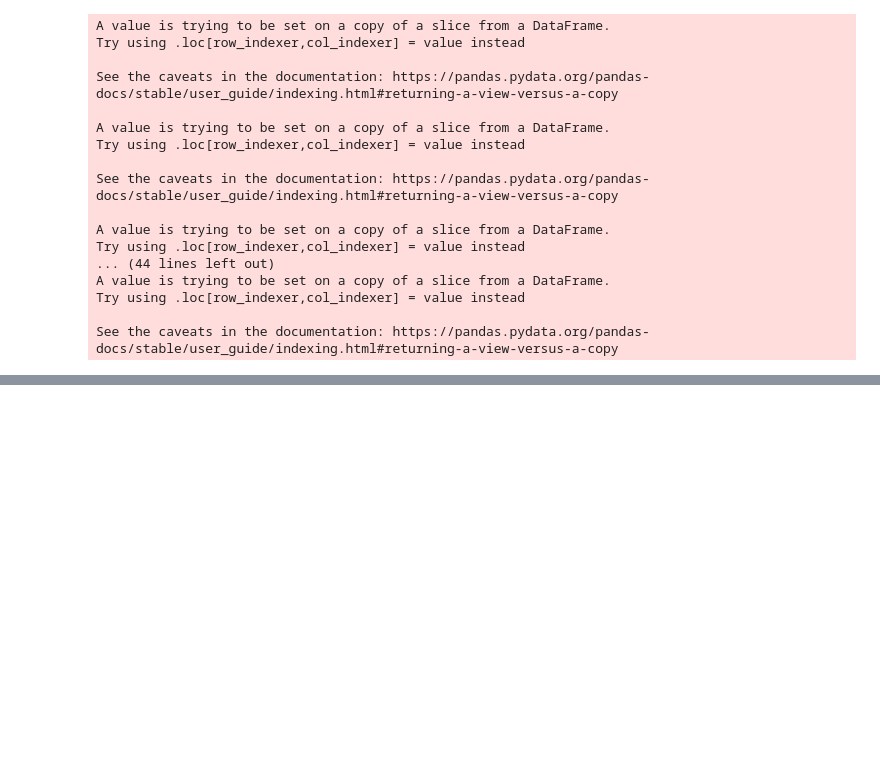
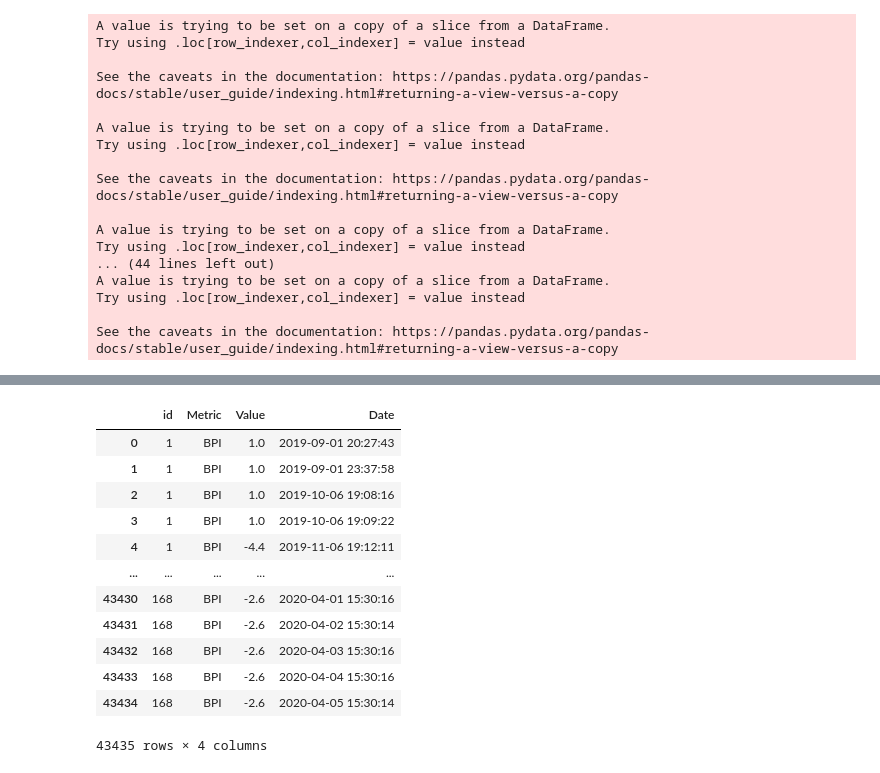
Before and after one commit to blakekobel/college-bball-scraper, a Jupyter notebook: Refactor Statlines.ipynb, the cells around one changed output, grey strips where cells are left out. Saved outputs shown, nothing was run; the diff lists cells and outputs as text; code cells hidden in the pictures; blank space fills up the shorter version.

```diff
--- a/Refactor Statlines.ipynb
+++ b/Refactor Statlines.ipynb
@@ -138,0 +148,20 @@ kpval
+# %%
+bpival = bpival.rename(columns={"record_date": "Date"})
+bpi_id = pd.merge(bpival, tf, how='inner', left_on="team_name", right_on="bpi_name")
+bpi_final = bpi_id[['id','Metric','Value','Date']]
+# %%
+bpi_final
+# %% [output]
+|  | id | Metric | Value | Date |
+| 0 | 1 | BPI | 1.0 | 2019-09-01 20:27:43 |
+| 1 | 1 | BPI | 1.0 | 2019-09-01 23:37:58 |
+| 2 | 1 | BPI | 1.0 | 2019-10-06 19:08:16 |
+| 3 | 1 | BPI | 1.0 | 2019-10-06 19:09:22 |
+| 4 | 1 | BPI | -4.4 | 2019-11-06 19:12:11 |
+| ... | ... | ... | ... | ... |
+| 43430 | 168 | BPI | -2.6 | 2020-04-01 15:30:16 |
+| 43431 | 168 | BPI | -2.6 | 2020-04-02 15:30:14 |
+| 43432 | 168 | BPI | -2.6 | 2020-04-03 15:30:16 |
+| 43433 | 168 | BPI | -2.6 | 2020-04-04 15:30:16 |
+| 43434 | 168 | BPI | -2.6 | 2020-04-05 15:30:14 |
+43435 rows × 4 columns
```
Also changed, not shown: parts of 11 cells of this notebook, 10 other files.
